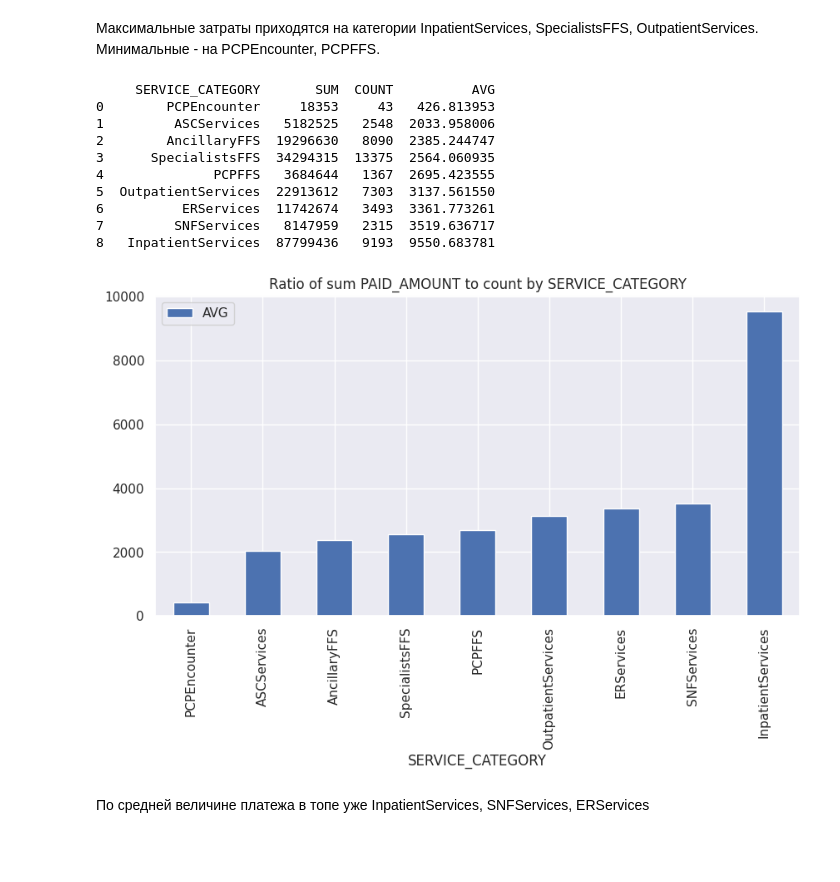
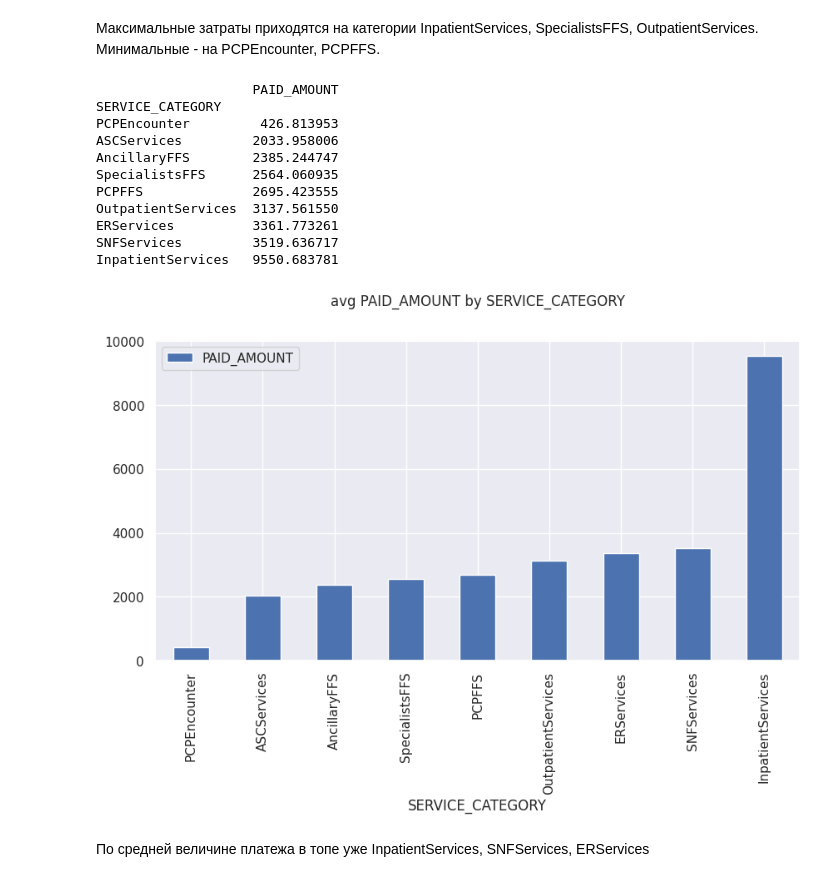
Before and after one commit to Ninetal/web_dashboard, a Jupyter notebook: jn_analysis/analyze.ipynb, the cells around one changed output. Cells and saved outputs as stored; diff of their text form; code cells hidden in the pictures; blank space fills up the shorter version.

```diff
--- a/jn_analysis/analyze.ipynb
+++ b/jn_analysis/analyze.ipynb
@@ -193,24 +209,23 @@ InpatientServices      87799436
 Максимальные затраты приходятся на категории InpatientServices, SpecialistsFFS, OutpatientServices.
 Минимальные - на PCPEncounter, PCPFFS.
 # %%
-df2 = df.groupby('SERVICE_CATEGORY')['PAID_AMOUNT'].agg(SUM='sum', COUNT='count')
-df2['AVG'] = df2['SUM'].div(df2['COUNT'])
-df2 = df2.sort_values(by=['AVG']).reset_index()
-df2[['SERVICE_CATEGORY', 'AVG']].plot(kind='bar', figsize=(10,5), x='SERVICE_CATEGORY', y='AVG')
-plt.title('Ratio of sum PAID_AMOUNT to count by SERVICE_CATEGORY')
+df2 = df[['SERVICE_CATEGORY', 'PAID_AMOUNT']].groupby('SERVICE_CATEGORY').mean().sort_values(by=['PAID_AMOUNT'])
+df2.plot(kind='bar', figsize=(10,5))
+plt.title("avg PAID_AMOUNT by SERVICE_CATEGORY")
 print(df2)
 # %% [output]
-     SERVICE_CATEGORY       SUM  COUNT          AVG
-0        PCPEncounter     18353     43   426.813953
-1         ASCServices   5182525   2548  2033.958006
-2        AncillaryFFS  19296630   8090  2385.244747
-3      SpecialistsFFS  34294315  13375  2564.060935
-4              PCPFFS   3684644   1367  2695.423555
-5  OutpatientServices  22913612   7303  3137.561550
-6          ERServices  11742674   3493  3361.773261
-7         SNFServices   8147959   2315  3519.636717
-8   InpatientServices  87799436   9193  9550.683781
+                    PAID_AMOUNT
+SERVICE_CATEGORY
+PCPEncounter         426.813953
+ASCServices         2033.958006
+AncillaryFFS        2385.244747
+SpecialistsFFS      2564.060935
+PCPFFS              2695.423555
+OutpatientServices  3137.561550
+ERServices          3361.773261
+SNFServices         3519.636717
+InpatientServices   9550.683781
-[figure, old version]
+[figure, new version]
 # %% [markdown]
 По средней величине платежа в топе уже InpatientServices, SNFServices, ERServices
 # %%
```
Also changed, not shown: parts of 23 cells of this notebook.
